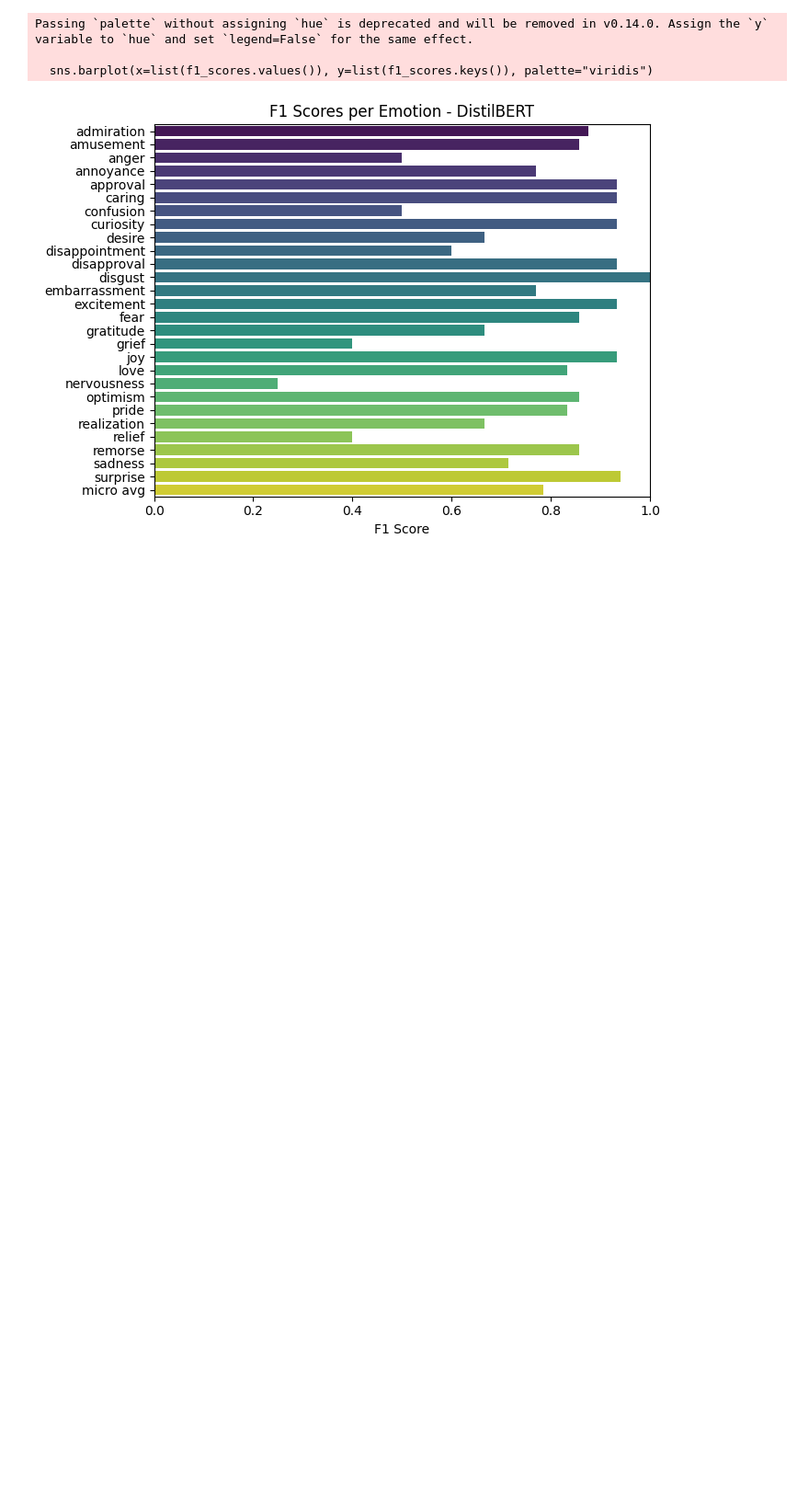
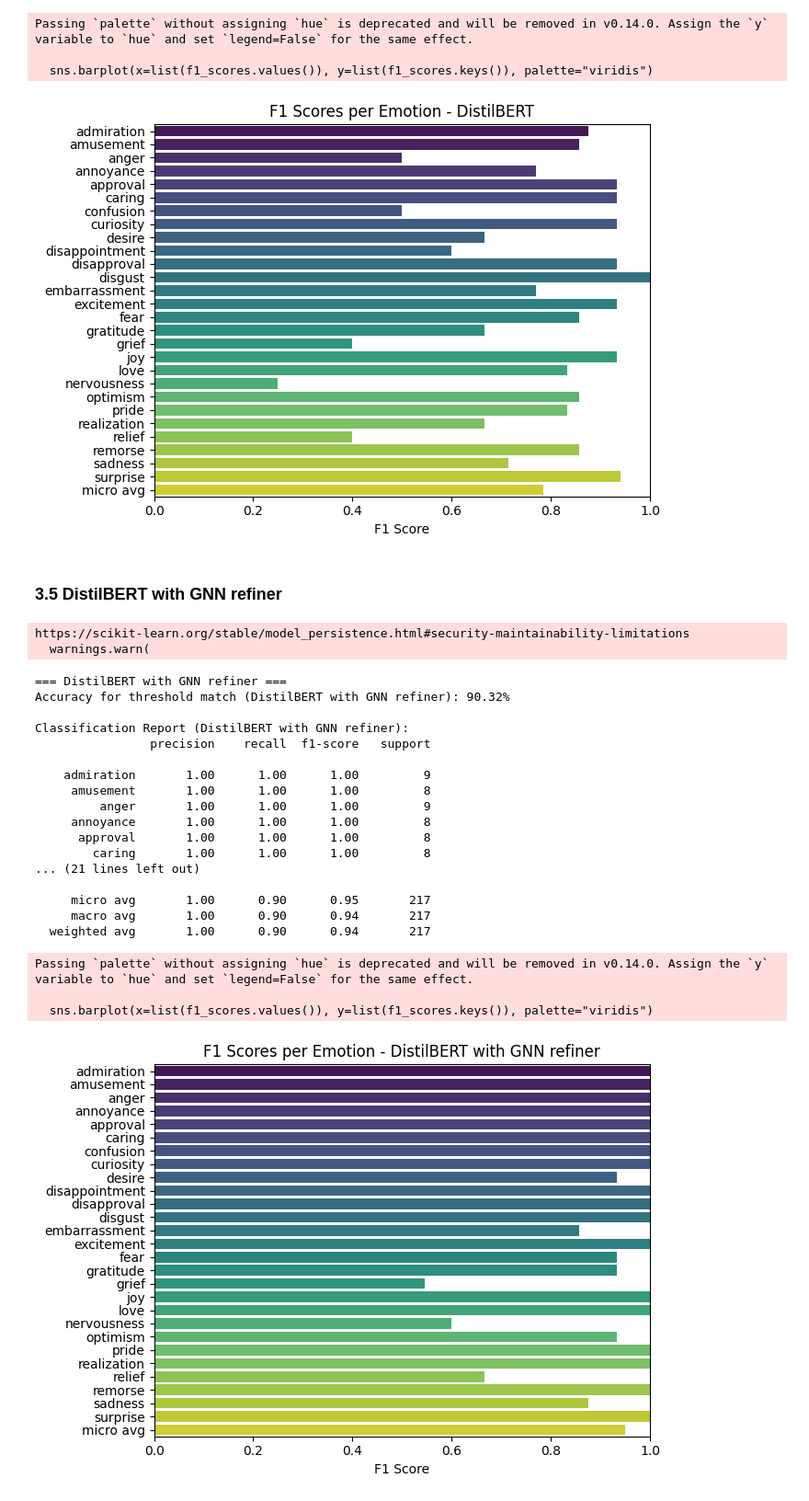
Before and after one commit to dingxing03/Emotion-Recognition-in-Text, a Jupyter notebook: Emotion-Detector/model-evaluation.ipynb, the cells around one changed output. Shown at 92% size. Drawn from its saved outputs; the diff is of its cells as text; code cells hidden in the pictures; blank space fills up the shorter version.

Commit message:
Update GNN refiner

```diff
--- a/Emotion-Detector/model-evaluation.ipynb
+++ b/Emotion-Detector/model-evaluation.ipynb
@@ -50,7 +47,7 @@ from transformers import (
 csv_path = "../Datasets/text_samples.csv"
 df = pd.read_csv(csv_path)
 # %%
-API_KEY = "" #Define your OpenAI API key here
+API_KEY = "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"
 client = OpenAI(api_key=API_KEY)
 device = torch.device("cuda" if torch.cuda.is_available() else "cpu")
 # %% [markdown]
@@ -543,3 +541,30 @@ Passing `palette` without assigning `hue` is deprecated and will be removed in v
 
   sns.barplot(x=list(f1_scores.values()), y=list(f1_scores.keys()), palette="viridis")
 [figure]
+# %% [markdown]
+### 3.5 DistilBERT with GNN refiner
+# %%
+from gnn_model import GNNRefiner
+
+# Load the trained GNN model
+def load_gnn_model(model_dir):
+    # Load metadata and label binarizer
+    metadata = joblib.load(os.path.join(model_dir, "metadata.pkl"))
+    label_binarizer = joblib.load(os.path.join(model_dir, "label_binarizer.pkl"))
+
+    # Load edge index and weights
+    edge_index = torch.load(os.path.join(model_dir, "edge_index.pt"), map_location=device)
+    edge_weight = torch.load(os.path.join(model_dir, "edge_weight.pt"), map_location=device)
+
+    # Initialize GNN model with correct parameters
+    gnn_refiner = GNNRefiner(edge_index, edge_weight).to(device)
+    gnn_refiner.load_state_dict(torch.load(os.path.join(model_dir, "gnn_state_dict.pth"), map_location=device))
+    gnn_refiner.eval()
+
+    return gnn_refiner, label_binarizer, metadata
+
+gnn_model_dir = Path("model_directory/gnn")
+gnn_refiner, gnn_label_binarizer, gnn_metadata = load_gnn_model(gnn_model_dir)
+# %% [output]
+https://scikit-learn.org/stable/model_persistence.html#security-maintainability-limitations
+  warnings.warn(
@@ -545,0 +618,25 @@ Passing `palette` without assigning `hue` is deprecated and will be removed in v
+# %%
+distilbert_gnn_result = predict_trans_gnn(df, distilbert_model, distilbert_tokenizer, distilbert_emotion_labels, distilbert_max_len, gnn_refiner, threshold=0.10)
+distilbert_gnn_acc, distilbert_gnn_report = evaluate_model(distilbert_gnn_result, "DistilBERT with GNN refiner")
+# %% [output]
+=== DistilBERT with GNN refiner ===
+Accuracy for threshold match (DistilBERT with GNN refiner): 90.32%
+
+Classification Report (DistilBERT with GNN refiner):
+                precision    recall  f1-score   support
+
+    admiration       1.00      1.00      1.00         9
+     amusement       1.00      1.00      1.00         8
+         anger       1.00      1.00      1.00         9
+     annoyance       1.00      1.00      1.00         8
+      approval       1.00      1.00      1.00         8
+        caring       1.00      1.00      1.00         8
+... (21 lines left out)
+
+     micro avg       1.00      0.90      0.95       217
+     macro avg       1.00      0.90      0.94       217
+  weighted avg       1.00      0.90      0.94       217
+Passing `palette` without assigning `hue` is deprecated and will be removed in v0.14.0. Assign the `y` variable to `hue` and set `legend=False` for the same effect.
+
+  sns.barplot(x=list(f1_scores.values()), y=list(f1_scores.keys()), palette="viridis")
+[figure, added]
```
Also changed, not shown: parts of 13 cells of this notebook, 4 other files.
